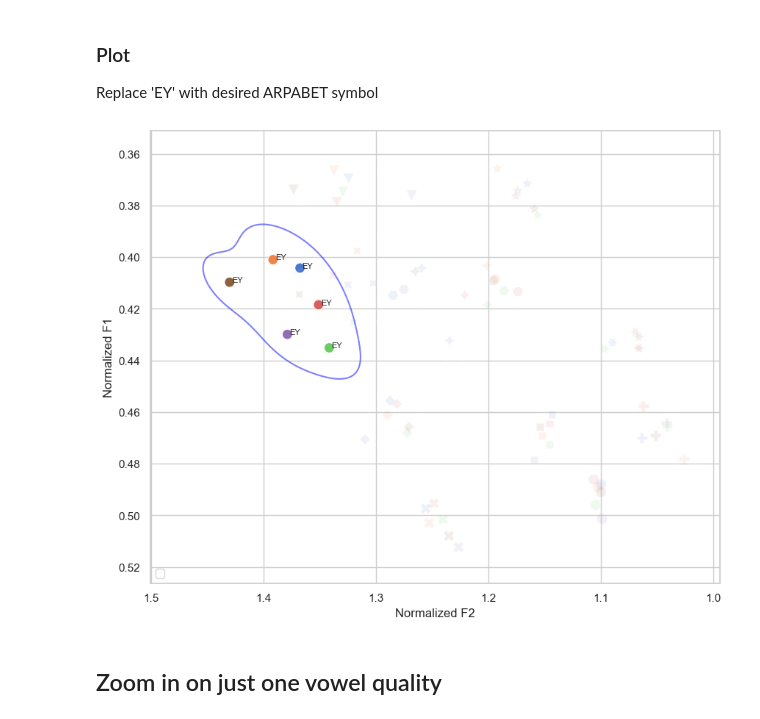
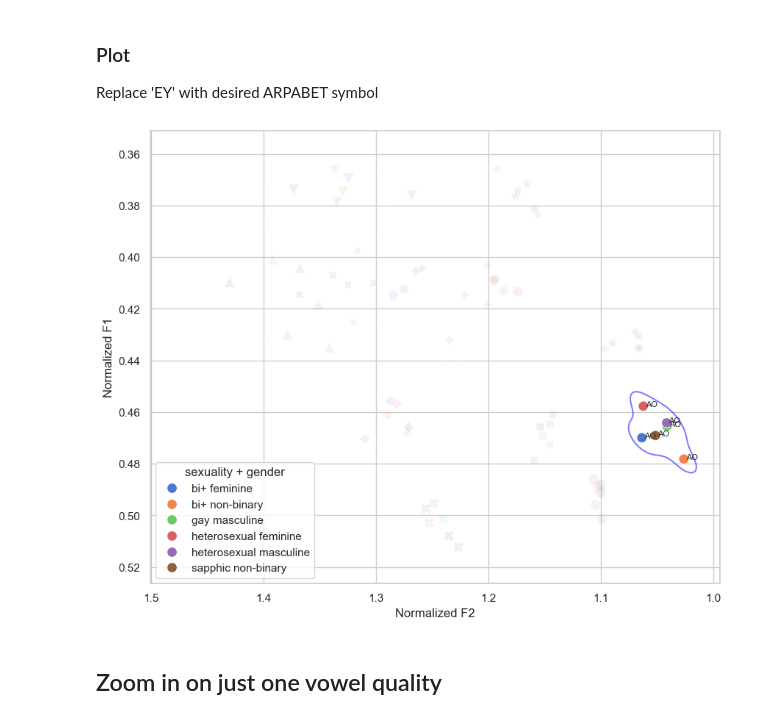
Before and after one commit to acgalvano/FormantPath-vowels, a Jupyter notebook: visualize_formants.ipynb, the cells around one changed output. Saved outputs shown, nothing was run; the diff lists cells and outputs as text; code cells hidden in the pictures.

```diff
--- a/visualize_formants.ipynb
+++ b/visualize_formants.ipynb
@@ -224,7 +261,7 @@ for subset in subsets:
 # Calculate areas under the KDE curve for each subset
 areas = {}
 for subset, title in zip(cleaned_subsets, titles):
-    areas[title] = calculate_kde_area(subset, threshold=0.9)
+    areas[title] = calculate_kde_area_for_level(subset, level=0.2)
 
 # Create subplots
 fig, axes = plt.subplots(2, 3, figsize=(10, 8))
@@ -234,7 +271,7 @@ for ax, subset, title in zip(axes.flat, cleaned_subsets, titles):
     # KDE plot
     sns.kdeplot(
         data=subset, x="F2_norm", y="F1_norm", hue="sexuality_gender_cut",
-        levels=[0.5, 0.8, 0.9], cut=0, common_norm=False, legend=False, ax=ax
+        levels=[0.2, 0.5, 0.8, 0.9], cut=0, common_norm=False, legend=False, ax=ax
     )
 
     # Plot means (smaller points) based on by-token means
@@ -352,7 +389,7 @@ for subset in subsets:
 
 areas = {}
 for subset, title in zip(cleaned_subsets, titles):
-    areas[title] = calculate_kde_area(subset, threshold=0.9)
+    areas[title] = calculate_kde_area_for_level(subset, level=0.2)
 
 # Create subplots
 fig, axes = plt.subplots(2, 3, figsize=(10, 8))
@@ -362,7 +399,7 @@ for ax, subset, title in zip(axes.flat, subsets, titles):
     # KDE plot
     sns.kdeplot(
         data=subset, x="F2_norm", y="F1_norm", hue="sexuality_gender_cut",
-        levels=[0.5, 0.8, 0.9], cut=0, common_norm=False, legend=False, ax=ax
+        levels=[0.2, 0.5, 0.8, 0.9], cut=0, common_norm=False, legend=False, ax=ax
     )
 
     # Plot means (smaller points)
@@ -402,0 +443,2 @@ plt.show()
+# %%
+grouped_meds.dropna(subset=["F1_norm", "F2_norm"], inplace=True)
@@ -402,0 +495,2 @@ plt.show()
+# %%
+ci_df = ci_df[ci_df['sexuality_gender_cut'] != 'exclude']
@@ -559,82 +709,82 @@ sns.set(style="whitegrid")
 # Set up the plot
 plt.figure(figsize=(10, 8))
 
-# Scatter plot for all data, but make other phones blend into the background (set to white/transparent)
+# Scatter plot for all data with transparent points for blending
 sns.scatterplot(
     x='F2_norm',
     y='F1_norm',
     hue='sexuality_gender_cut',
-    data=medians_df,  # Use all data
+    data=medians_df,
     style='phones_short',
     s=100,
-    palette='muted',  # Optional: Use a muted palette to make other groups lighter
-    legend=False,  # Remove the default legend
-    alpha=0.1  # Make the other phones very transparent
+    palette='muted',
+    alpha=0.1,
+    legend=False  # Remove the default legend
 )
 
-# Add smoothed KDE-based boundaries for all phones, but set others to be white or transparent
+# Add smoothed KDE boundaries
 for phone, group in medians_df.groupby('phones_short'):
-    if phone != 'EY':  # Make other phones blend in with the background
+    if phone != 'AO':  # Background styling for other phones
         sns.kdeplot(
             data=group,
             x='F2_norm',
             y='F1_norm',
-            levels=[0.2],  # Adjust to control boundary level
-            alpha=0.1,  # Low opacity to make it blend into the background
-            color='white',  # Set color to white to make it blend in
+            levels=[0.2],
+            alpha=0.1,
+            color='white',
         )
-    else:
-        # KDE for vowel group, visible as usual
+    else:  # Highlight specific phone group
         sns.kdeplot(
             data=group,
             x='F2_norm',
             y='F1_norm',
-            levels=[0.2],  # Adjust to control boundary level
-            alpha=0.5,  # Make it visible
-            label='EY Boundary',  # Label for this specific subset
-            color='blue',  # Choose a distinct color
+            levels=[0.2],
+            alpha=0.5,
+            label='AO Boundary',
+            color='blue',
         )
 
 # Scatter plot for df_XX with distinct styling
 scatter_plot = sns.scatterplot(
     x='F2_norm',
     y='F1_norm',
     hue='sexuality_gender_cut',
-    data=df_EY,  # Only plot the EY group
+    data=df_AO,
     style='phones_short',
     s=100,
-    palette='muted',  # Optional: Use a muted palette
-    legend=False,  # Remove the default legend
-    alpha=1  # Full opacity for EY data
+    palette='muted',
+    alpha=1,
+    legend='full'  # Ensure hue information is captured
 )
 
-# Add labels to each point in df_XX
-for _, row in df_EY.iterrows():
+# Add text labels to each point in df_XX
+for _, row in df_AO.iterrows():
     plt.text(row['F2_norm'] - 0.002, row['F1_norm'], row['phones_short'], fontsize=8)
 
-# Set labels and title
+# Set axis labels and invert
 plt.xlabel('Normalized F2')
 plt.ylabel('Normalized F1')
-#plt.title('Normalized F1 & F2 per vowel quality, by sexuality + gender')
-
-# Invert axes
 plt.gca().invert_yaxis()
 plt.gca().invert_xaxis()
 
-# Remove the legend from the scatter_plot by explicitly checking if it has a legend
+# Custom legend for hues
 handles, labels = scatter_plot.get_legend_handles_labels()
-if handles:  # Check if there are any handles to remove
-    scatter_plot.legend_.remove()
 
-# Create a new hue legend for df_XX
-hue_legend_handles = handles[:len(df_EY['sexuality_gender_cut'].unique())]  # Only keep hue handles
-hue_legend_labels = labels[:len(df_EY['sexuality_gender_cut'].unique())]
-plt.legend(hue_legend_handles, hue_legend_labels, loc='lower left')
+# Filter handles and labels for `sexuality_gender_cut` values only
+unique_hues = df_AO['sexuality_gender_cut'].unique()
+hue_legend_handles = [h for h, l in zip(handles, labels) if l in unique_hues]
+hue_legend_labels = [l for l in labels if l in unique_hues]
+
+# Add a legend for hues
+if hue_legend_handles and hue_legend_labels:
+    plt.legend(hue_legend_handles, hue_legend_labels, title='sexuality + gender', loc='lower left')
+else:
+    print("No hues matched for legend.")
 
 # Show the plot
 plt.show()
 # %% [output]
-[figure, old version]
+[figure, new version]
 # %% [markdown]
 ## Zoom in on just one vowel quality
 # %%
```
Also changed, not shown: parts of 23 cells of this notebook.
